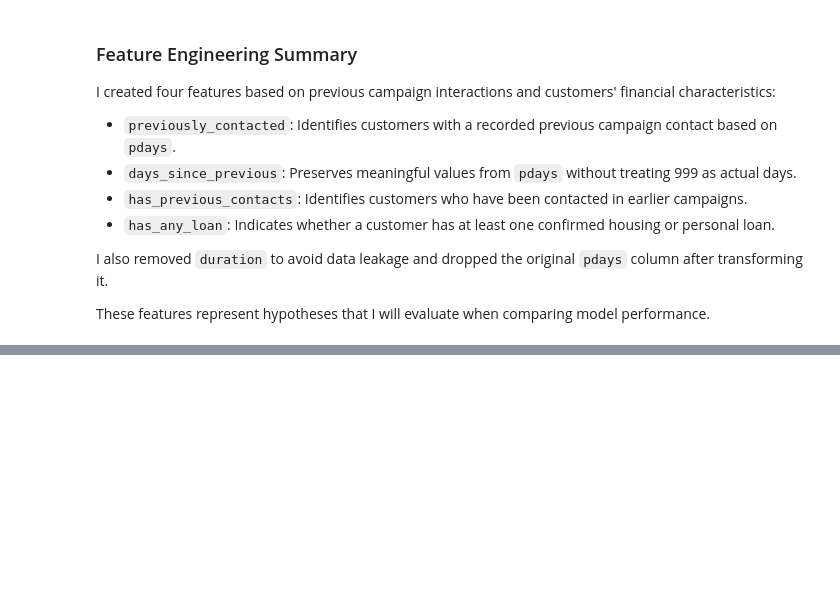
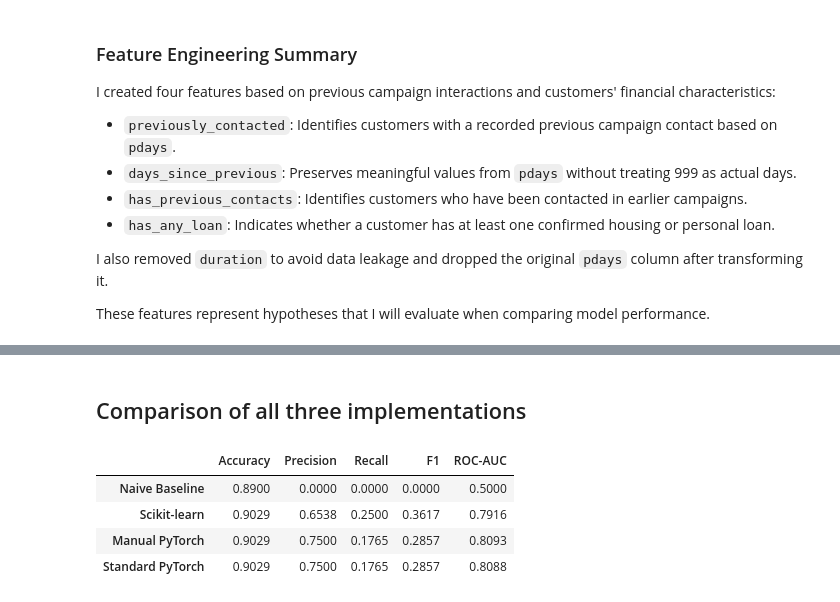
Before and after one commit to 94921234/daiist-assignment-1, a Jupyter notebook: train.ipynb, the cells around one changed output, grey strips where cells are left out. Cells and saved outputs as stored; diff of their text form; code cells hidden in the pictures; blank space fills up the shorter version.

Commit message:
Train and compare three logistic regression models

```diff
--- a/train.ipynb
+++ b/train.ipynb
@@ -287,0 +680,20 @@ These features represent hypotheses that I will evaluate when comparing model pe
+# %%
+import torch.nn as nn
+
+torch.manual_seed(42)
+
+# Define the logistic regression model
+class LogisticRegressionTorch(nn.Module):
+    def __init__(self, input_features):
+        super().__init__()
+
+        # One linear layer with one output
+        self.linear = nn.Linear(input_features, 1)
+
+    def forward(self, x):
+        return self.linear(x).squeeze(1)
+
+# Initialize the model
+torch_model = LogisticRegressionTorch(n_features).double()
+
+print(torch_model)
@@ -287,0 +810,38 @@ These features represent hypotheses that I will evaluate when comparing model pe
+# %% [markdown]
+## Comparison of all three implementations
+# %%
+import pandas as pd
+
+def evaluate_model(y_true, predictions, probabilities):
+    return {
+        "Accuracy": accuracy_score(y_true, predictions),
+        "Precision": precision_score(
+            y_true, predictions, zero_division=0
+        ),
+        "Recall": recall_score(y_true, predictions),
+        "F1": f1_score(y_true, predictions),
+        "ROC-AUC": roc_auc_score(y_true, probabilities)
+    }
+
+results = pd.DataFrame({
+    "Naive Baseline": evaluate_model(
+        y_val, baseline_predictions, baseline_predictions
+    ),
+    "Scikit-learn": evaluate_model(
+        y_val, sklearn_predictions, sklearn_probabilities
+    ),
+    "Manual PyTorch": evaluate_model(
+        y_val, manual_predictions, manual_probabilities
+    ),
+    "Standard PyTorch": evaluate_model(
+        y_val, standard_predictions, standard_probabilities
+    )
+}).T
+
+display(results.round(4))
+# %% [output]
+|  | Accuracy | Precision | Recall | F1 | ROC-AUC |
+| Naive Baseline | 0.8900 | 0.0000 | 0.0000 | 0.0000 | 0.5000 |
+| Scikit-learn | 0.9029 | 0.6538 | 0.2500 | 0.3617 | 0.7916 |
+| Manual PyTorch | 0.9029 | 0.7500 | 0.1765 | 0.2857 | 0.8093 |
+| Standard PyTorch | 0.9029 | 0.7500 | 0.1765 | 0.2857 | 0.8088 |
```
Also changed, not shown: parts of 31 cells of this notebook.
